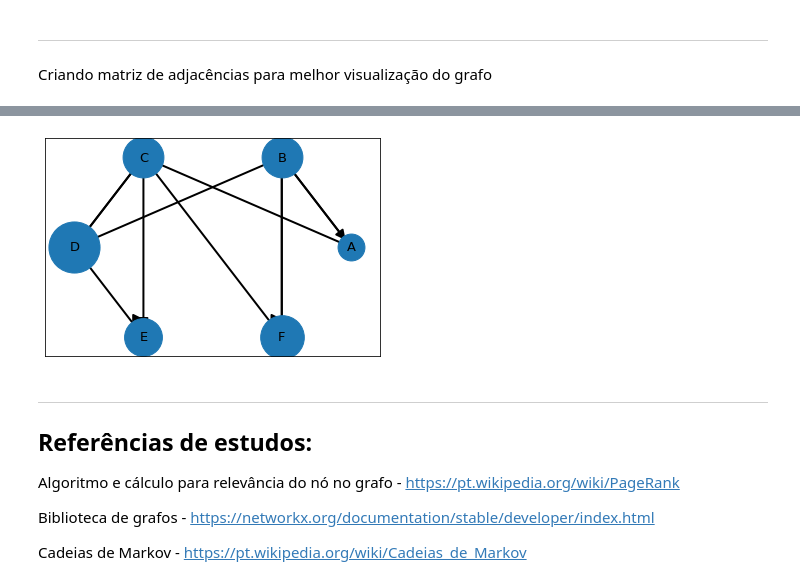
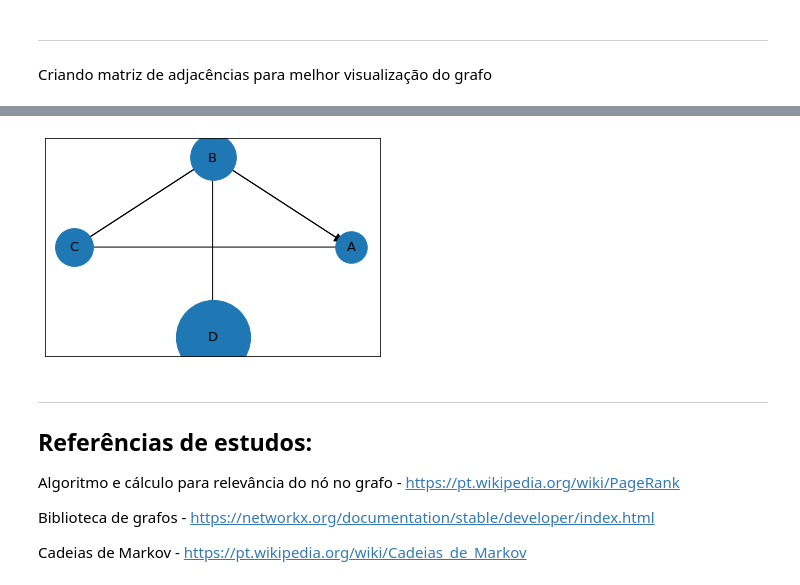
Before and after one commit to andrerochasouza/Rank_to_Page_Algorithm, a Jupyter notebook: rank_to_page/rank_to_graph.ipynb, the cells around one changed output, grey strips where cells are left out. Saved outputs shown, nothing was run; the diff lists cells and outputs as text; code cells hidden in the pictures.

```diff
--- a/rank_to_page/rank_to_graph.ipynb
+++ b/rank_to_page/rank_to_graph.ipynb
@@ -24,11 +24,11 @@ def create_graph(nodes, edges):
 
     return G
 
-G = create_graph(6, 15)
+G = create_graph(4, 7)
 
 options = {
     'arrowsize': 20,
-    'width': 2,
+    'width': 1,
     'arrowstyle': '-|>'
 }
 
@@ -107,8 +105,16 @@ Tabela iterativa de ranqueamento de nós
 # %%
-tabela_ranque = np.column_stack((list(G.nodes()), rank_nodes))
-print(tabela_ranque)
+tabela_ranque = np.zeros((len(matriz), 1))
+for i in range(len(matriz)):
+    tabela_ranque[i] = rank_nodes[i]
+
 
 for i in range(5):
     temp = rank_to_page(matriz, tabela_ranque[:,i])
-    tabela_ranque = np.column_stack(tabela_ranque, temp)
+    tabela_ranque = np.column_stack((tabela_ranque, temp))
+
+print(tabela_ranque.round(3))
+
+plt.bar(range(len(matriz)), tabela_ranque[:, -1].round(3), color='red')
+plt.xticks(range(len(matriz)), list(G.nodes()))
+plt.show()
 # %% [output]
@@ -122,14 +126,14 @@ UFuncTypeError: ufunc 'multiply' did not contain a loop with signature matching
 # %%
 pos = nx.circular_layout(G, scale=1)
 
-for i in range(len(rank_nodes)):
-    nx.draw_networkx_nodes(G, pos, nodelist=[chr(i+65)], node_size=rank_nodes[i] * 10000)
+for i in range(len(tabela_ranque)):
+    nx.draw_networkx_nodes(G, pos, nodelist=[chr(i+65)], node_size=tabela_ranque[i,-1] * 10000)
 
 nx.draw_networkx_edges(G, pos, **options, alpha=1)
 nx.draw_networkx_labels(G, pos, font_size=13, font_family='sans-serif')
 plt.show()
 # %% [output]
-[figure, old version]
+[figure, new version]
 # %% [markdown]
 ----------------
 
```
Also changed, not shown: parts of 6 cells of this notebook, 5 other files.
